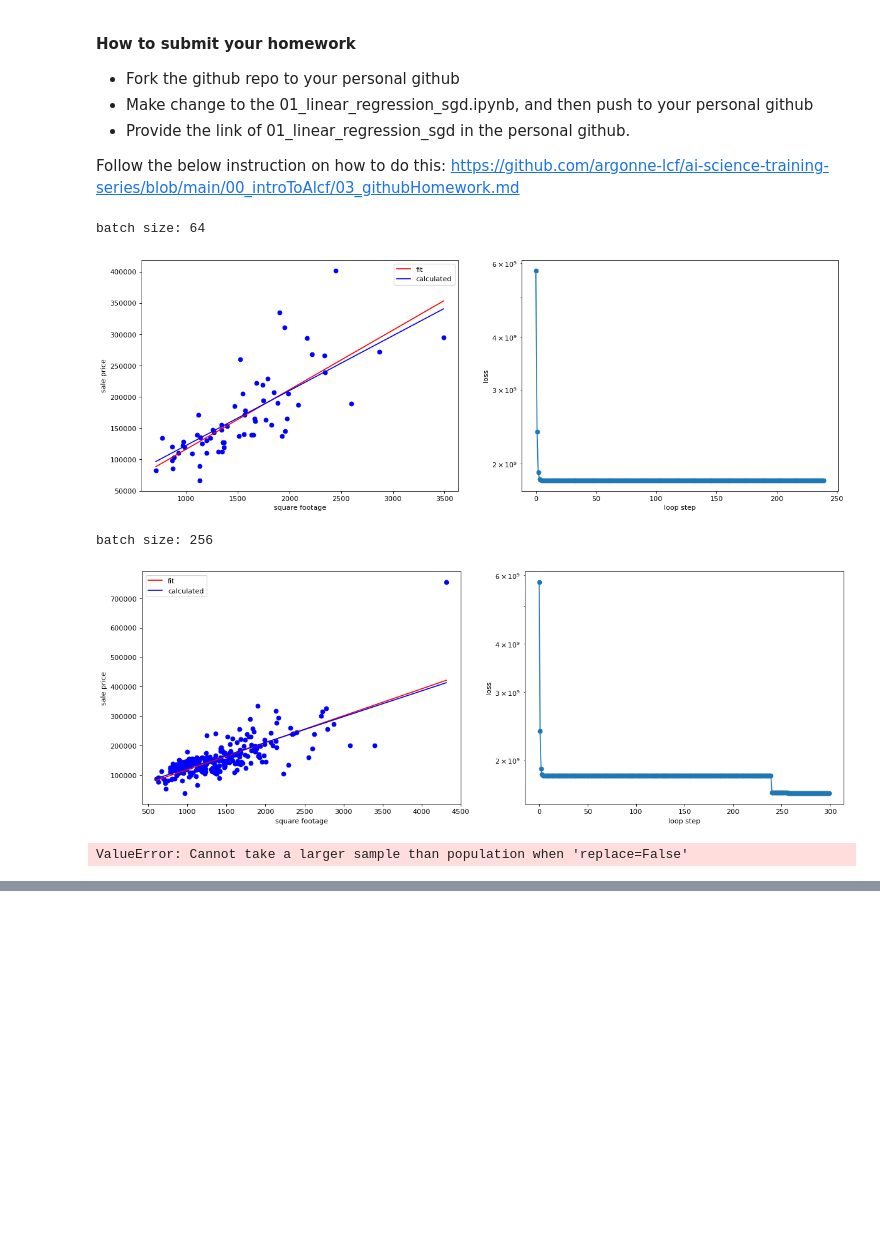
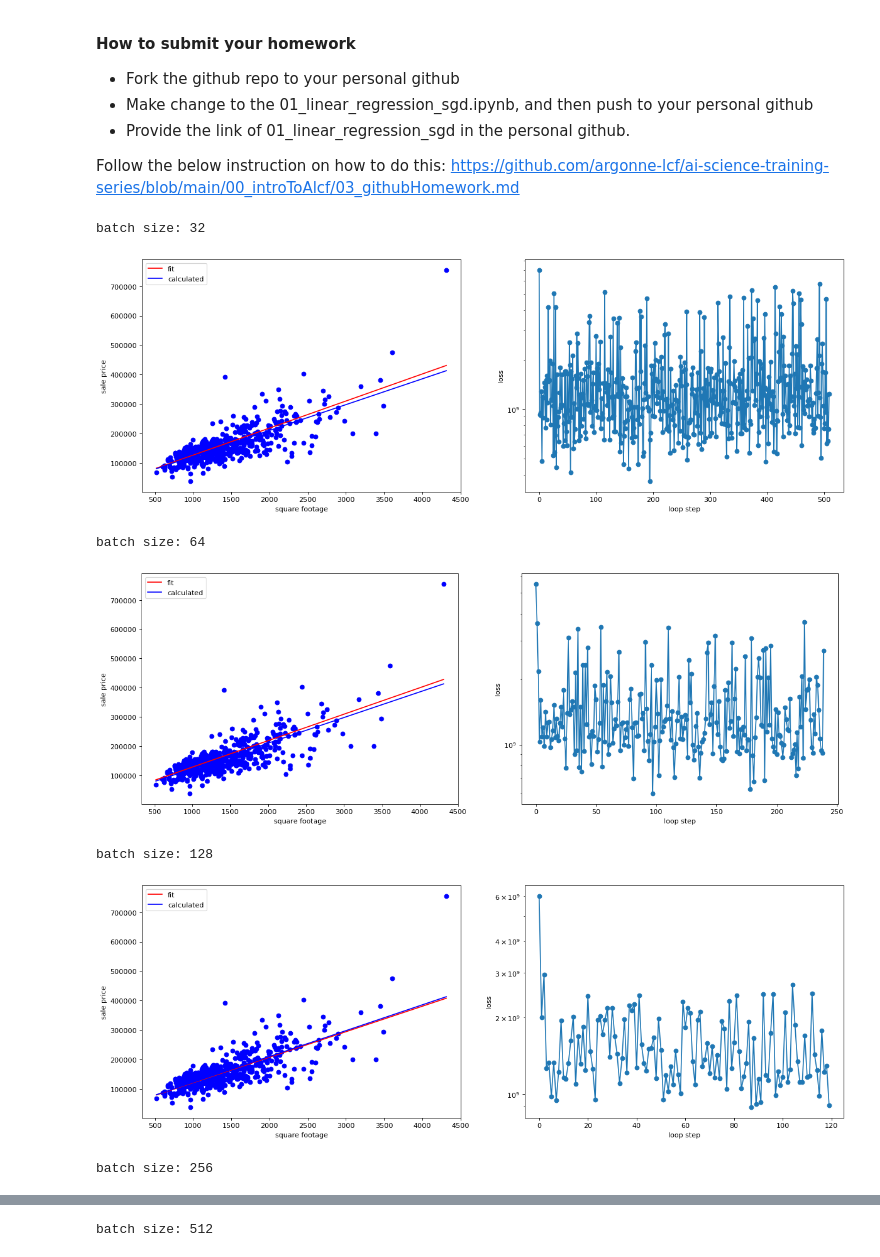
Before and after one commit to hwpang/ai-science-training-series, a Jupyter notebook: 01_intro_AI_on_Supercomputer/2024-02-06_hwpang_hw1.ipynb, the cells around one changed output, grey strips where cells are left out. Drawn from its saved outputs; the diff is of its cells as text; code cells hidden in the pictures; blank space fills up the shorter version.

```diff
--- a/01_intro_AI_on_Supercomputer/2024-02-06_hwpang_hw1.ipynb
+++ b/01_intro_AI_on_Supercomputer/2024-02-06_hwpang_hw1.ipynb
@@ -270,4 +71,0 @@ We can now randomly select our initial slope and intercept:
-# %%
-m = 5.
-b = 1000.
-print('y_i = %.2f * x + %.2f' % (m,b))
@@ -285,6 +71,0 @@ first 10 loss values:  [3.03421561e+10 3.55511025e+10 1.24579082e+10 1.91656336e
-# %%
-learning_rate = 1e-9
-m = updated_m(x,y,m,b,learning_rate)
-b = updated_b(x,y,m,b,learning_rate)
-print('y_i = %.2f * x + %.2f     previously calculated: y_i = %.2f * x + %.2f' % (m,b,m_calc,b_calc))
-plot_data(x,y,m,b)
@@ -393,24 +110,27 @@ As described above, if the learning rate is too large, it will affect the conver
 Follow the below instruction on how to do this:
 https://github.com/argonne-lcf/ai-science-training-series/blob/main/00_introToAlcf/03_githubHomework.md
 # %%
-# set our initial slope and intercept
-m = 5.
-b = 1000.
-# batch_size = 60
 # set a learning rate for each parameter
 learning_rate_m = 1e-7
 learning_rate_b = 1e-1
-# use these to plot our progress over time
-loss_history = []
 # convert panda data to numpy arrays, one for the "Ground Living Area" and one for "Sale Price"
 
-for batch_size in [64, 256, 1024, 4096]:
-   data_batch = data.sample(batch_size)
-   data_x = data_batch['GrLivArea'].to_numpy()
-   data_y = data_batch['SalePrice'].to_numpy()
+for batch_size in [32, 64, 128, 256, 512]:
+   # set our initial slope and intercept
+   m = 5.
+   b = 1000.
+
+   # use these to plot our progress over time
+   loss_history = []
+
    # we run our loop N times
    loop_N = 30 * (len(data['GrLivArea'])//batch_size)
    for i in range(loop_N):
+
+      data_batch = data.sample(batch_size)
+      data_x = data_batch['GrLivArea'].to_numpy()
+      data_y = data_batch['SalePrice'].to_numpy()
+
       # update our slope and intercept based on the current values
       m = updated_m(data_x,data_y,m,b,learning_rate_m)
       b = updated_b(data_x,data_y,m,b,learning_rate_b)
@@ -418,35 +138,40 @@ for batch_size in [64, 256, 1024, 4096]:
       # calculate the loss value
       loss_value = np.mean(loss(data_x,data_y,m,b))
 
       # keep a history of our loss values
       loss_history.append(loss_value)
 
    print(f"batch size: {batch_size}")
    # create a 1 by 2 plot grid
    fig,ax = plt.subplots(1,2,figsize=(18,6),dpi=80)
+
    # lot our usual output
+   data_x = data['GrLivArea'].to_numpy()
+   data_y = data['SalePrice'].to_numpy()
    plot_data(data_x,data_y,m,b,ax[0])
 
    # here we also plot the calculated linear fit for comparison
    line_x = np.arange(data_x.min(),data_x.max())
    line_y = line_x * m_calc + b_calc
    ax[0].plot(line_x,line_y,'b-',label='calculated')
    # add a legend to the plot and x/y labels
    ax[0].legend()
    ax[0].set_xlabel('square footage')
    ax[0].set_ylabel('sale price')
 
    # plot the loss
    loss_x = np.arange(0,len(loss_history))
    loss_y = np.asarray(loss_history)
    ax[1].plot(loss_x,loss_y, 'o-')
    ax[1].set_yscale('log')
    ax[1].set_xlabel('loop step')
    ax[1].set_ylabel('loss')
    plt.show()
 # %% [output]
-batch size: 64
+batch size: 32
-[figure, old version]
+[figure, new version]
-batch size: 256
+batch size: 64
-[figure, old version]
+[figure, new version]
-ValueError: Cannot take a larger sample than population when 'replace=False'
+batch size: 128
+[figure, added]
+batch size: 256
@@ -452,0 +179 @@ ValueError: Cannot take a larger sample than population when 'replace=False'
+batch size: 512
```
Also changed, not shown: parts of 24 cells of this notebook.
